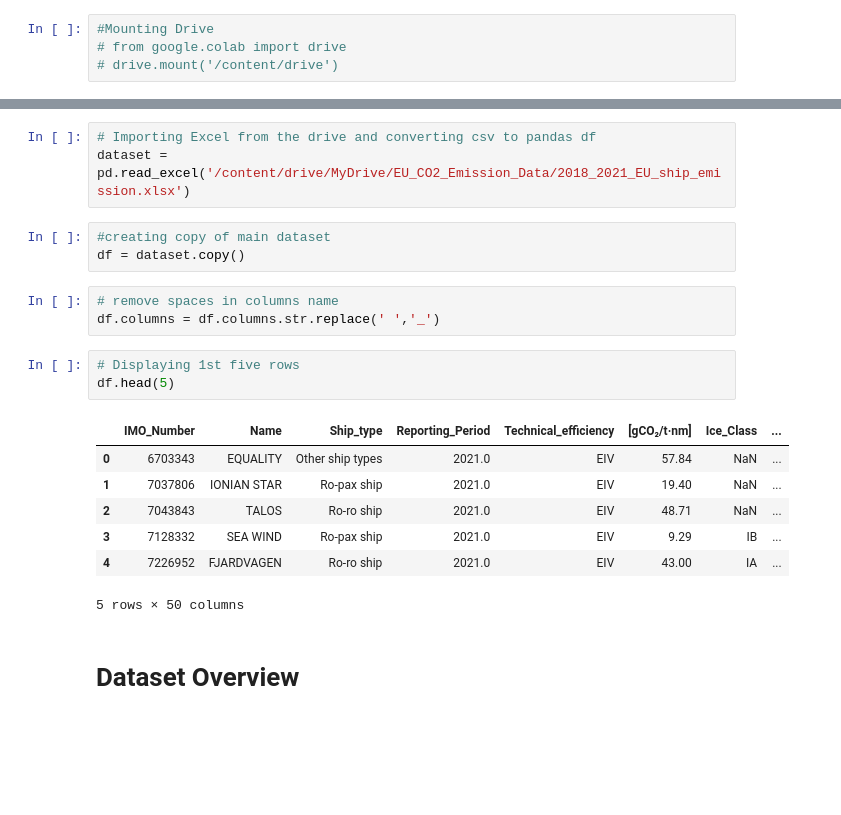
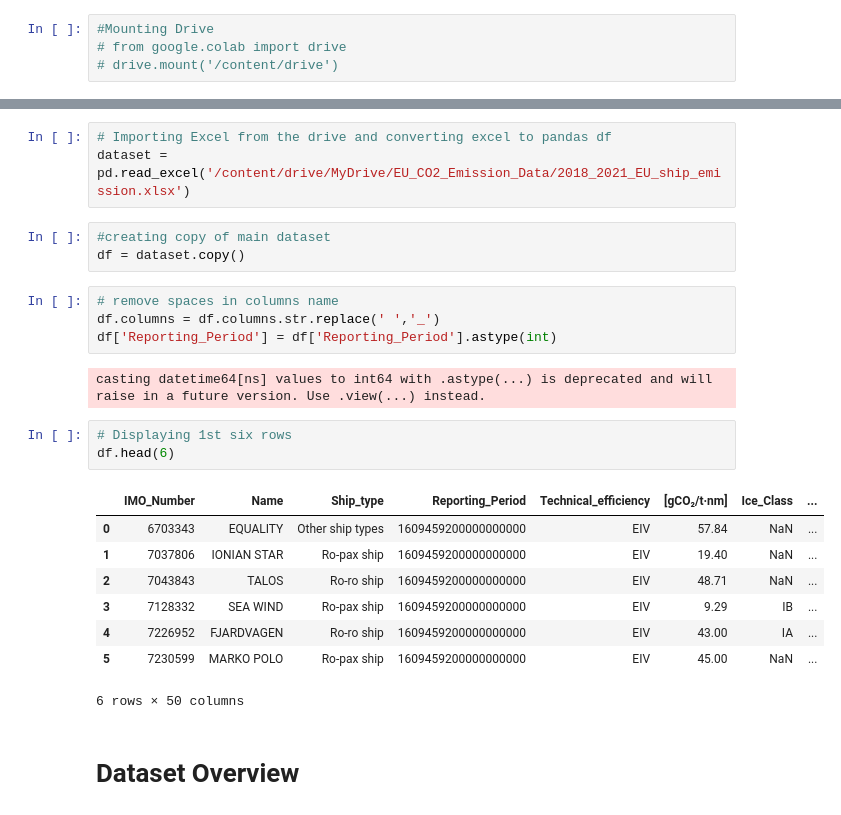
Before and after one commit to Anuj-1996/Maritime_Ship_CO2_Emission_Analysis, a Jupyter notebook: EDA_of_EU_CO2_emissions_from_maritime_transport.ipynb, the cells around one changed output, grey strips where cells are left out. Cells and saved outputs as stored; diff of their text form; blank space fills up the shorter version.

```diff
--- a/EDA_of_EU_CO2_emissions_from_maritime_transport.ipynb
+++ b/EDA_of_EU_CO2_emissions_from_maritime_transport.ipynb
@@ -88,7 +99,7 @@ pio.renderers.default = "svg"
 import warnings
 warnings.filterwarnings("ignore")
 # %%
-# Importing Excel from the drive and converting csv to pandas df
+# Importing Excel from the drive and converting excel to pandas df
 dataset = pd.read_excel('/content/drive/MyDrive/EU_CO2_Emission_Data/2018_2021_EU_ship_emission.xlsx')
 # %%
 #creating copy of main dataset
@@ -96,17 +107,21 @@ df = dataset.copy()
 # %%
 # remove spaces in columns name
 df.columns = df.columns.str.replace(' ','_')
+df['Reporting_Period'] = df['Reporting_Period'].astype(int)
+# %% [output]
+casting datetime64[ns] values to int64 with .astype(...) is deprecated and will raise in a future version. Use .view(...) instead.
 # %%
-# Displaying 1st five rows
-df.head(5)
+# Displaying 1st six rows
+df.head(6)
 # %% [output]
 |  | IMO_Number | Name | Ship_type | Reporting_Period | Technical_efficiency | [gCO₂/t·nm] | Ice_Class | ... |
-| 0 | 6703343 | EQUALITY | Other ship types | 2021.0 | EIV | 57.84 | NaN | ... |
-| 1 | 7037806 | IONIAN STAR | Ro-pax ship | 2021.0 | EIV | 19.40 | NaN | ... |
-| 2 | 7043843 | TALOS | Ro-ro ship | 2021.0 | EIV | 48.71 | NaN | ... |
-| 3 | 7128332 | SEA WIND | Ro-pax ship | 2021.0 | EIV | 9.29 | IB | ... |
-| 4 | 7226952 | FJARDVAGEN | Ro-ro ship | 2021.0 | EIV | 43.00 | IA | ... |
+| 0 | 6703343 | EQUALITY | Other ship types | 1609459200000000000 | EIV | 57.84 | NaN | ... |
+| 1 | 7037806 | IONIAN STAR | Ro-pax ship | 1609459200000000000 | EIV | 19.40 | NaN | ... |
+| 2 | 7043843 | TALOS | Ro-ro ship | 1609459200000000000 | EIV | 48.71 | NaN | ... |
+| 3 | 7128332 | SEA WIND | Ro-pax ship | 1609459200000000000 | EIV | 9.29 | IB | ... |
+| 4 | 7226952 | FJARDVAGEN | Ro-ro ship | 1609459200000000000 | EIV | 43.00 | IA | ... |
+| 5 | 7230599 | MARKO POLO | Ro-pax ship | 1609459200000000000 | EIV | 45.00 | NaN | ... |
-5 rows × 50 columns
+6 rows × 50 columns
 # %% [markdown]
 # Dataset Overview
 # %%
```
Also changed, not shown: parts of 21 cells of this notebook.
